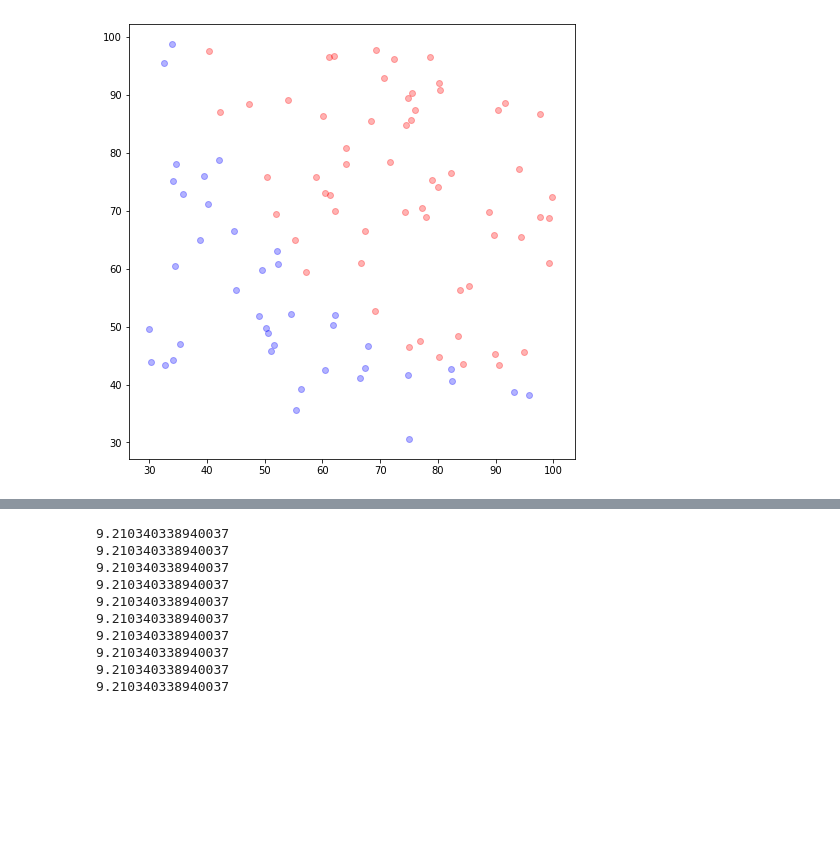
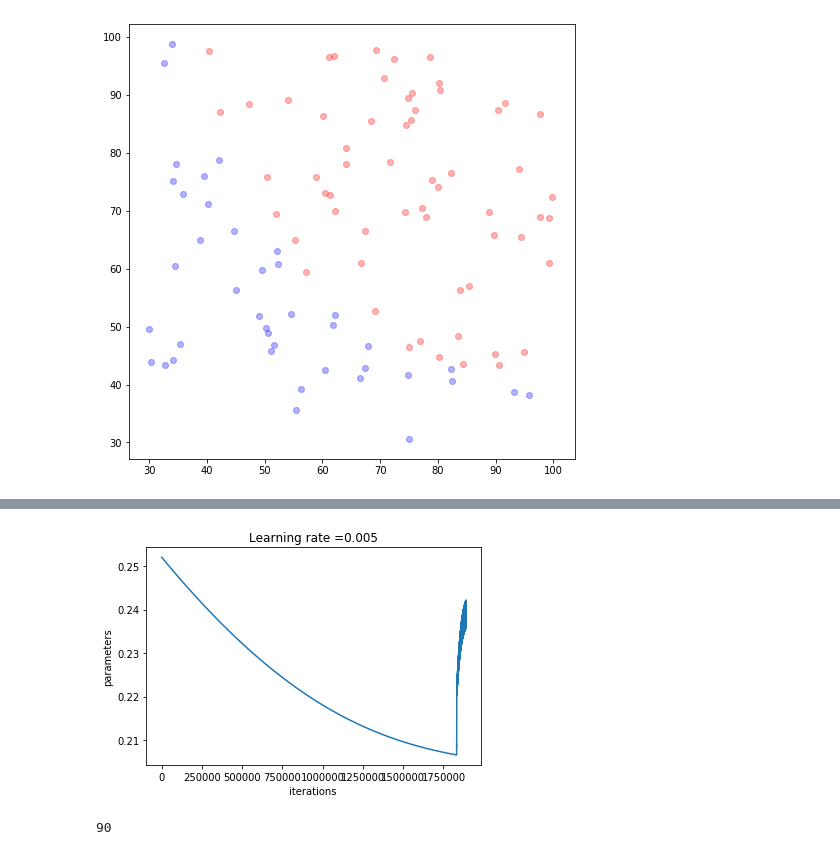
Before and after one commit to YoungsooNa/ML, a Jupyter notebook: Assignment_05/Assignment05.ipynb, the cells around one changed output, grey strips where cells are left out. Saved outputs shown, nothing was run; the diff lists cells and outputs as text; code cells hidden in the pictures; blank space fills up the shorter version.

```diff
--- a/Assignment_05/Assignment05.ipynb
+++ b/Assignment_05/Assignment05.ipynb
@@ -72,0 +31,27 @@ loss/M
+# %%
+seta = np.asarray([-50, -10, 2.0])
+np.reshape(seta, (3, 1))
+seta_list = [seta.copy()]
+err_list = []
+
+lr = 0.005
+epochs = 1900000
+A = None
+M = len(x)
+
+for i in range(epochs):
+    #forpass
+    Z = np.dot(seta, X)
+    A = 1/(1+np.exp(-Z))
+    ERR = -(label-A)
+
+    #backprop
+    for k in range(3):
+        seta[k] -= lr * np.sum(ERR * X[k]) / M
+
+    #history
+    seta_list.append(seta.copy())
+    A = np.clip(A, 1e-10, 1-1e-10)
+
+    loss = np.sum(-(label*np.log(A) + (1-label)*np.log(1-A)))/M
+    err_list.append(loss)
@@ -77,33 +85,46 @@ array([-1.000804  ,  1.45816603,  1.97793336])
+# %%
+plt.plot(np.squeeze(err_list[10000:]))
+plt.ylabel('parameters')
+plt.xlabel('iterations ')
+plt.title("Learning rate =" + str(lr))
+plt.show()
+# %% [output]
+[figure, added]
 # %%
-seta = np.asarray([1, 1.5, 2])
+seta = np.asarray([-50, -10, 2.0])
 np.reshape(seta, (3, 1))
 seta_list = [seta.copy()]
 err_list = []
 
-lr = 0.00001
-epochs = 10
-
+lr = 0.002
+epochs = 2000000
+A = None
 M = len(x)
 
 for i in range(epochs):
+    #forpass
     Z = np.dot(seta, X)
     A = 1/(1+np.exp(-Z))
     ERR = -(label-A)
 
+    #backprop
     for k in range(3):
         seta[k] -= lr * np.sum(ERR * X[k]) / M
 
+    #history
+    seta_list.append(seta.copy())
     A = np.clip(A, 1e-10, 1-1e-10)
+
     loss = np.sum(-(label*np.log(A) + (1-label)*np.log(1-A)))/M
-    print(loss)
+    err_list.append(loss)
-# %% [output]
-9.210340338940037
-9.210340338940037
-9.210340338940037
-9.210340338940037
-9.210340338940037
-9.210340338940037
-9.210340338940037
-9.210340338940037
-9.210340338940037
-9.210340338940037
+# %%
+correct = 0
+for i, a in enumerate(A):
+    if a <= 0.5 and label[i] == 0 :
+        correct += 1
+    elif a > 0.5 and label[i] == 1:
+        correct += 1
+
+print(correct)
+# %% [output]
+90
```
Also changed, not shown: parts of 22 cells of this notebook.
